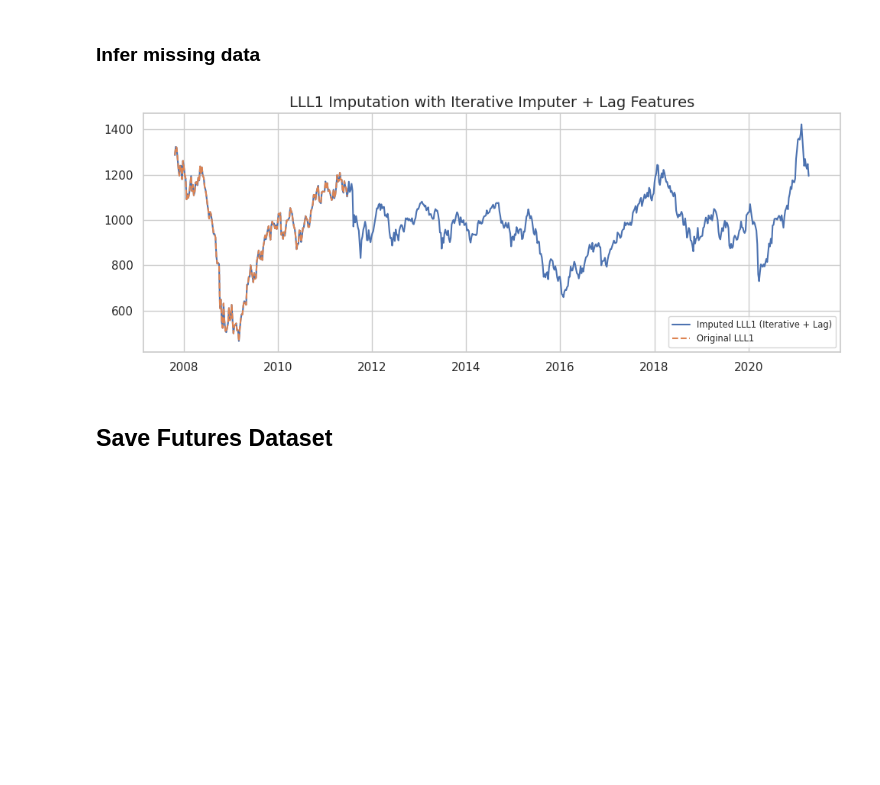
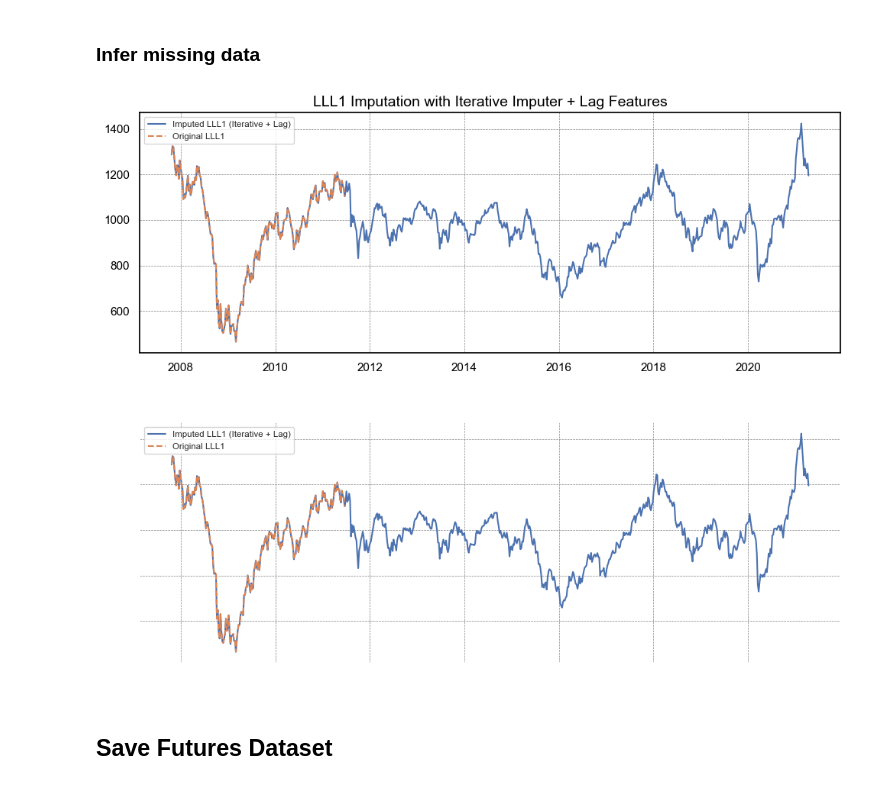
Before and after one commit to uBagout/portfolio-replica, a Jupyter notebook: 01_Exploratory_Data_Analysis.ipynb, the cells around one changed output. Cells and saved outputs as stored; diff of their text form; code cells hidden in the pictures; blank space fills up the shorter version.

```diff
--- a/01_Exploratory_Data_Analysis.ipynb
+++ b/01_Exploratory_Data_Analysis.ipynb
@@ -417,21 +414,62 @@ LLL1_imputed_series = impute_series_with_lag(
     lag = 1
 )
 
-# Plotting
-plt.figure(figsize=(10, 4))
-plt.plot(df_raw.index, LLL1_imputed_series, label="Imputed LLL1 (Iterative + Lag)")
-plt.plot(df_raw.index[:192], df_raw["LLL1"].iloc[:192], label="Original LLL1", linestyle="--")
-plt.title("LLL1 Imputation with Iterative Imputer + Lag Features")
-plt.legend(fontsize='x-small')
-plt.tight_layout()
-plt.show()
-
 # Replace the corrupted column in the df and save
 df_cleaned = df_raw.copy()
 df_cleaned["LLL1"] = LLL1_imputed_series
 df_cleaned.to_parquet("data/processed/df_cleaned_imp_LLL1.parquet", index=True)
-# %% [output]
-[figure, removed]
+# %%
+def apply_theme(fig, ax, theme): #transparency with streamlit
+
+
+    if theme == "Dark":
+        fig.patch.set_alpha(0.0)
+        ax.patch.set_alpha(0.0)
+        fig.patch.set_facecolor('#222222')
+        ax.set_facecolor('#222222')
+        ax.title.set_color('white')
+        ax.xaxis.label.set_color('white')
+        ax.yaxis.label.set_color('white')
+        ax.tick_params(colors='white')
+        for spine in ax.spines.values():
+            spine.set_color('white')
+
+    else:
+        fig.patch.set_alpha(1.0)
+        ax.patch.set_alpha(1.0)
+        fig.patch.set_facecolor('white')
+        ax.set_facecolor('white')
+        ax.title.set_color('black')
+        ax.xaxis.label.set_color('black')
+        ax.yaxis.label.set_color('black')
+        ax.tick_params(colors='black')
+        for spine in ax.spines.values():
+            spine.set_color('black')
+
+    ax.grid(True, color='gray', linestyle='--', linewidth=0.5)
+
+# Plotting
+plt.figure(figsize=(10, 4))
+apply_theme(plt.gcf(), plt.gca(), "White")
+plt.plot(df_raw.index, LLL1_imputed_series, label="Imputed LLL1 (Iterative + Lag)")
+plt.plot(df_raw.index[:192], df_raw["LLL1"].iloc[:192], label="Original LLL1", linestyle="--")
+plt.title("LLL1 Imputation with Iterative Imputer + Lag Features")
+plt.legend(fontsize='x-small')
+plt.tight_layout()
+plt.show()
+
+# Plotting
+plt.figure(figsize=(10, 4))
+apply_theme(plt.gcf(), plt.gca(), "Dark")
+plt.plot(df_raw.index, LLL1_imputed_series, label="Imputed LLL1 (Iterative + Lag)")
+plt.plot(df_raw.index[:192], df_raw["LLL1"].iloc[:192], label="Original LLL1", linestyle="--")
+plt.title("LLL1 Imputation with Iterative Imputer + Lag Features")
+plt.legend(fontsize='x-small')
+plt.tight_layout()
+plt.show()
+# %% [output]
+[figure, added]
+[figure, added]
 # %% [markdown]
 ## Save Futures Dataset
 # %%
```
Also changed, not shown: parts of 3 cells of this notebook, 8 other files.
